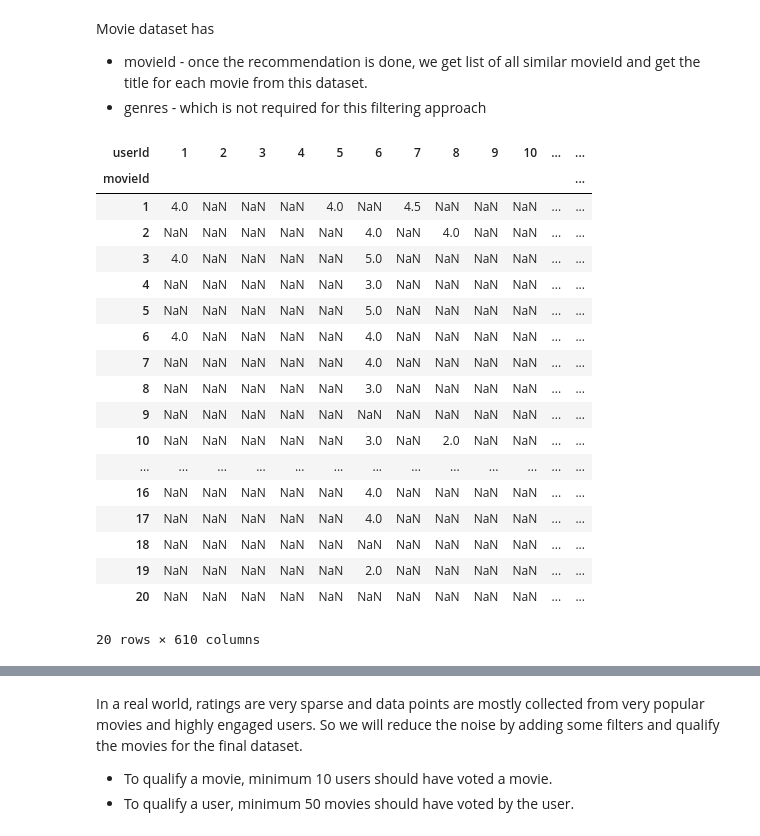
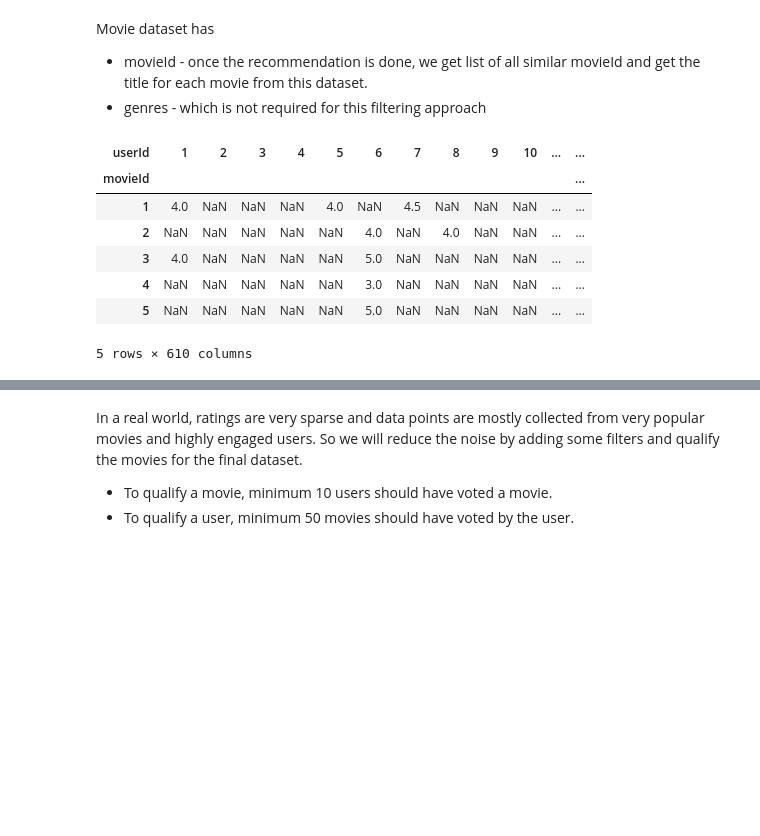
Before and after one commit to larawehbe/TheAIEngineers-Notebooks, a Jupyter notebook: Unsupervised Learning/collaborative-recommendation.ipynb, the cells around one changed output, grey strips where cells are left out. Drawn from its saved outputs; the diff is of its cells as text; code cells hidden in the pictures; blank space fills up the shorter version.

```diff
--- a/Unsupervised Learning/collaborative-recommendation.ipynb
+++ b/Unsupervised Learning/collaborative-recommendation.ipynb
@@ -16,7 +16,7 @@ import matplotlib.pyplot as plt
 import seaborn as sns
 # %%
 #read the dataset
-movies = pd.read_csv("data/movies.csv") #read csv file in data/movies.csv
-ratings = pd.read_csv("data/ratings.csv") #read csv file in data/ratings.csv
+movies = pd.... #read csv file in data/movies.csv
+ratings = pd.... #read csv file in data/ratings.csv
 # %%
 #print the head of the ratings to see some of its features
@@ -50,27 +50,16 @@ Movie dataset has
 # %%
 #display the ratings from users per movies
 #in other words, change the form of the table from what you saw in ratings.head()
 #to something you could see as movie ratings per users
 #so, transform the dataset of ratings to have the index as movieid.
-final_dataset = ratings.pivot(index='movieId',columns='userId',values='rating')
-final_dataset.head(20)
+final_dataset = ratings....(index='...',columns='...',values='...')
+final_dataset.head()
 # %% [output]
 | userId | 1 | 2 | 3 | 4 | 5 | 6 | 7 | 8 | 9 | 10 | ... | ... |
 | movieId |  |  |  |  |  |  |  |  |  |  |  | ... |
 | 1 | 4.0 | NaN | NaN | NaN | 4.0 | NaN | 4.5 | NaN | NaN | NaN | ... | ... |
 | 2 | NaN | NaN | NaN | NaN | NaN | 4.0 | NaN | 4.0 | NaN | NaN | ... | ... |
 | 3 | 4.0 | NaN | NaN | NaN | NaN | 5.0 | NaN | NaN | NaN | NaN | ... | ... |
 | 4 | NaN | NaN | NaN | NaN | NaN | 3.0 | NaN | NaN | NaN | NaN | ... | ... |
 | 5 | NaN | NaN | NaN | NaN | NaN | 5.0 | NaN | NaN | NaN | NaN | ... | ... |
-| 6 | 4.0 | NaN | NaN | NaN | NaN | 4.0 | NaN | NaN | NaN | NaN | ... | ... |
-| 7 | NaN | NaN | NaN | NaN | NaN | 4.0 | NaN | NaN | NaN | NaN | ... | ... |
-| 8 | NaN | NaN | NaN | NaN | NaN | 3.0 | NaN | NaN | NaN | NaN | ... | ... |
-| 9 | NaN | NaN | NaN | NaN | NaN | NaN | NaN | NaN | NaN | NaN | ... | ... |
-| 10 | NaN | NaN | NaN | NaN | NaN | 3.0 | NaN | 2.0 | NaN | NaN | ... | ... |
-| ... | ... | ... | ... | ... | ... | ... | ... | ... | ... | ... | ... | ... |
-| 16 | NaN | NaN | NaN | NaN | NaN | 4.0 | NaN | NaN | NaN | NaN | ... | ... |
-| 17 | NaN | NaN | NaN | NaN | NaN | 4.0 | NaN | NaN | NaN | NaN | ... | ... |
-| 18 | NaN | NaN | NaN | NaN | NaN | NaN | NaN | NaN | NaN | NaN | ... | ... |
-| 19 | NaN | NaN | NaN | NaN | NaN | 2.0 | NaN | NaN | NaN | NaN | ... | ... |
-| 20 | NaN | NaN | NaN | NaN | NaN | NaN | NaN | NaN | NaN | NaN | ... | ... |
-20 rows × 610 columns
+5 rows × 610 columns
```
Also changed, not shown: parts of 12 cells of this notebook, 3 other files.
